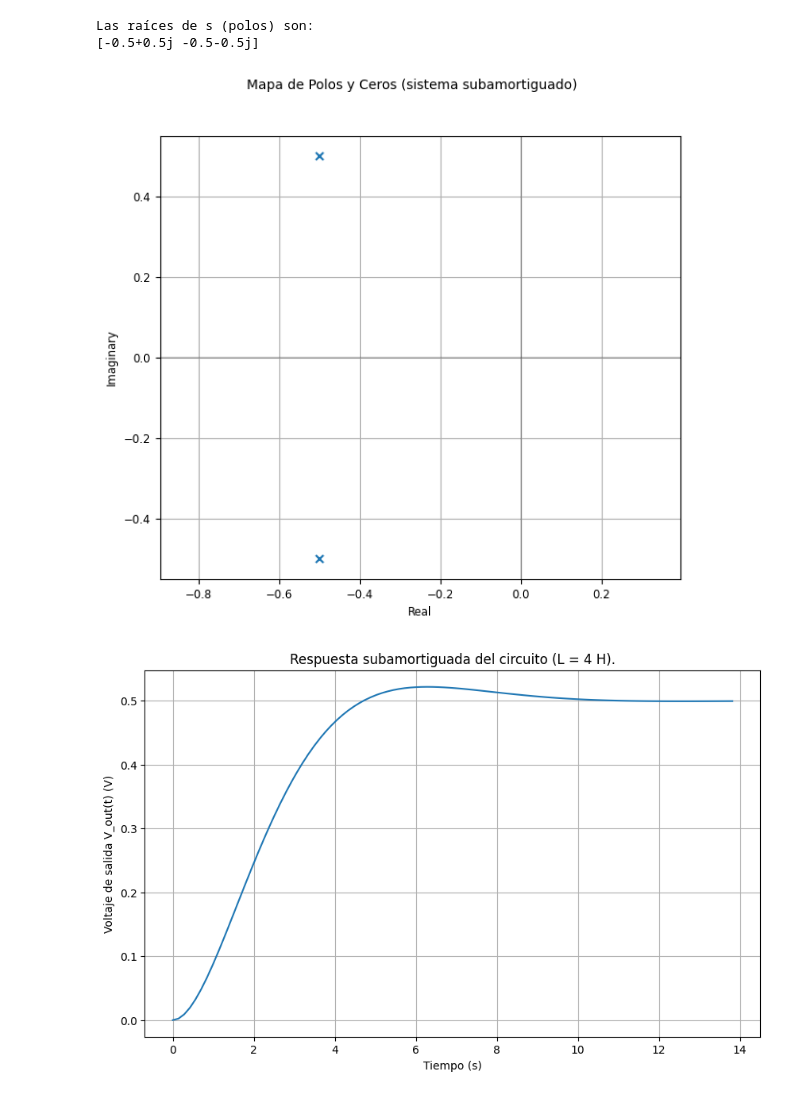
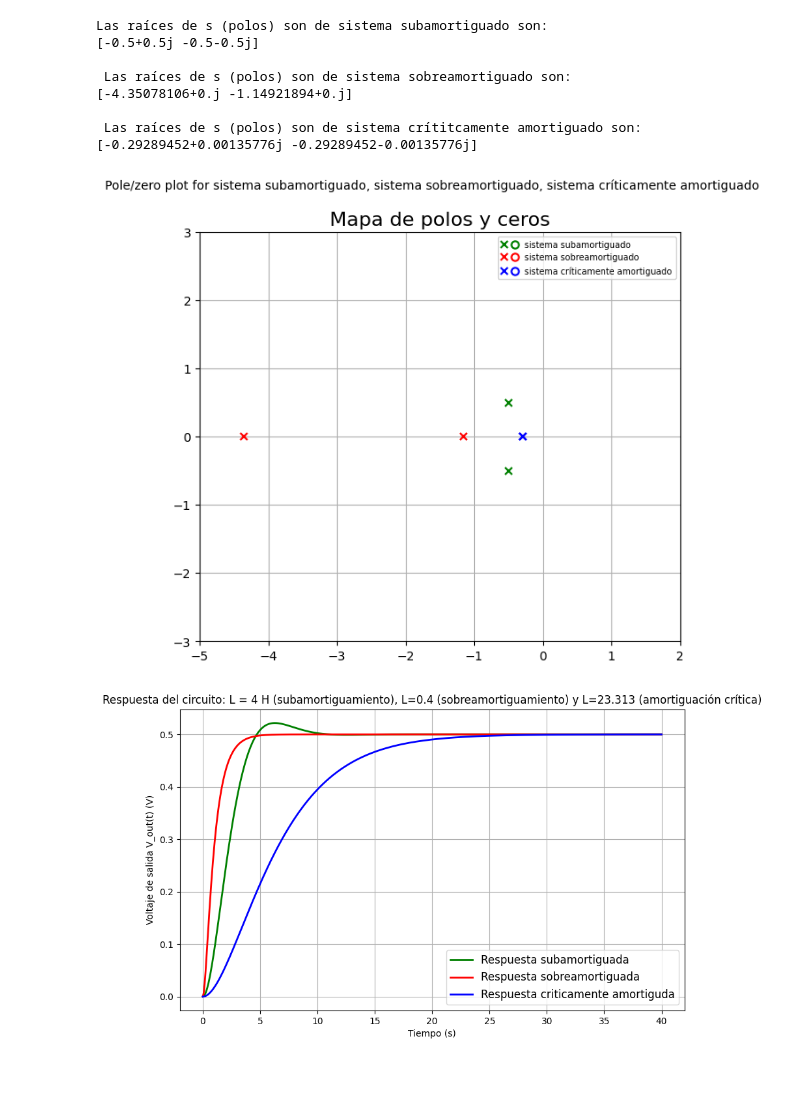
Before and after one commit to HectorPS27/Control-Clasico, a Jupyter notebook: practicas/P_2_02_Respuesta_circuito_segundo_orden.ipynb, the cells around one changed output. Drawn from its saved outputs; the diff is of its cells as text; code cells hidden in the pictures.

Commit message:
Desarrollo de la práctica 2 Respuesta de un circuito de segundo orden

```diff
--- a/practicas/P_2_02_Respuesta_circuito_segundo_orden.ipynb
+++ b/practicas/P_2_02_Respuesta_circuito_segundo_orden.ipynb
@@ -129,35 +173,74 @@ print(sistema_subamortiguado)
 # %%
 # --- Indicar las raíces de s (Polos del sistema). ---
 # Para un sistema subamortiguado, esperamos complejos conjugados con parte real negativa.
 # Usamos la función ct.poles() para obtener las raíces del denominador.
-polos = ct.poles(sistema_subamortiguado)
+polos_sub = ct.poles(sistema_subamortiguado)
+polos_sobre = ct.poles(sistema_sobreamortiguado)
+polos_critica = ct.poles(sistema_criticamenteamortiguado)
+
+
 
 # Imprimimos el resultado.
-print("Las raíces de s (polos) son:")
-print(polos)
+print("Las raíces de s (polos) son de sistema subamortiguado son:")
+print(polos_sub)
+
+print("\n Las raíces de s (polos) son de sistema sobreamortiguado son:")
+print(polos_sobre)
+
+print("\n Las raíces de s (polos) son de sistema crítitcamente amortiguado son:")
+print(polos_critica)
+
 
 # --- Visualización del Mapa de Polos y Ceros ---
 plt.figure(figsize=(7, 6))
-ct.pzmap(sistema_subamortiguado, title='Mapa de Polos y Ceros (sistema subamortiguado)')
+
+plt.xlim(-5, 2)      # eje real: izquierda y derecha
+plt.ylim(-3, 3)      # eje imaginario: arriba y abajo
+plt.xticks(np.arange(-5, 3, 1))
+plt.yticks(np.arange(-3, 4, 1))
+
+plt.title('Mapa de polos y ceros', fontsize=16)
+ct.pzmap(sistema_subamortiguado, label="sistema subamortiguado", color="g")
+ct.pzmap(sistema_sobreamortiguado, label="sistema sobreamortiguado", color="r")
+ct.pzmap(sistema_criticamenteamortiguado, label="sistema críticamente amortiguado", color="b")
 plt.grid(True)
 plt.show()
 # %% [output]
-Las raíces de s (polos) son:
+Las raíces de s (polos) son de sistema subamortiguado son:
 [-0.5+0.5j -0.5-0.5j]
+
+ Las raíces de s (polos) son de sistema sobreamortiguado son:
+[-4.35078106+0.j -1.14921894+0.j]
+
+ Las raíces de s (polos) son de sistema crítitcamente amortiguado son:
+[-0.29289452+0.00135776j -0.29289452-0.00135776j]
-[figure, old version]
+[figure, new version]
 # %%
 # --- Simulación de la respuesta al escalón unitario. ---
 # Calculamos la respuesta del sistema a una entrada de 1 V.
-# t es el vector de tiempo y vout_subamortiguado es el vector de la salida V_out(t).
-t, vout_subamortiguado = ct.step_response(sistema_subamortiguado)
+
+t = np.linspace(0, 40, 500)
+t_sub, vout_subamortiguado = ct.step_response(sistema_subamortiguado, T=t)
+
+t_sobre, vout_sobreamortiguado = ct.step_response(sistema_sobreamortiguado, T=t)
+
+t_critica, vout_criticamenteamortiguado = ct.step_response(sistema_criticamenteamortiguado, T=t)
+
+
 
 # --- Graficación de la respuesta. ---
 plt.figure(figsize=(10, 6))
-plt.plot(t, vout_subamortiguado)
-plt.title('Respuesta subamortiguada del circuito (L = 4 H).')
+
+plt.plot(t_sub, vout_subamortiguado, label='Respuesta subamortiguada', linewidth=2, color='green')
+plt.plot(t_sobre, vout_sobreamortiguado, label='Respuesta sobreamortiguada', linewidth=2, color='red')
+plt.plot(t_sub, vout_criticamenteamortiguado, label='Respuesta criticamente amortiguda', linewidth=2, color='blue')
+#plt.plot(t, vout_subamortiguado)
+
+plt.title('Respuesta del circuito: L = 4 H (subamortiguamiento), L=0.4 (sobreamortiguamiento) y L=23.313 (amortiguación crítica)')
 plt.xlabel('Tiempo (s)')
 plt.ylabel('Voltaje de salida V_out(t) (V)')
+plt.legend(fontsize=12)
 plt.grid(True)
 plt.show()
 # %% [output]
-[figure, old version]
+[figure, new version]
```
Also changed, not shown: parts of 2 cells of this notebook, 5 other files.
